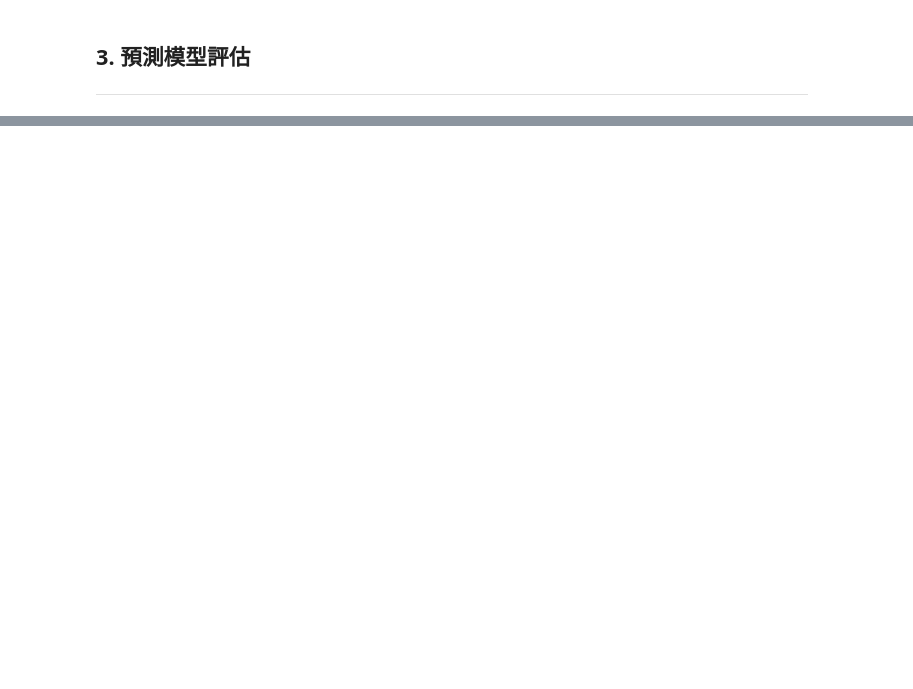
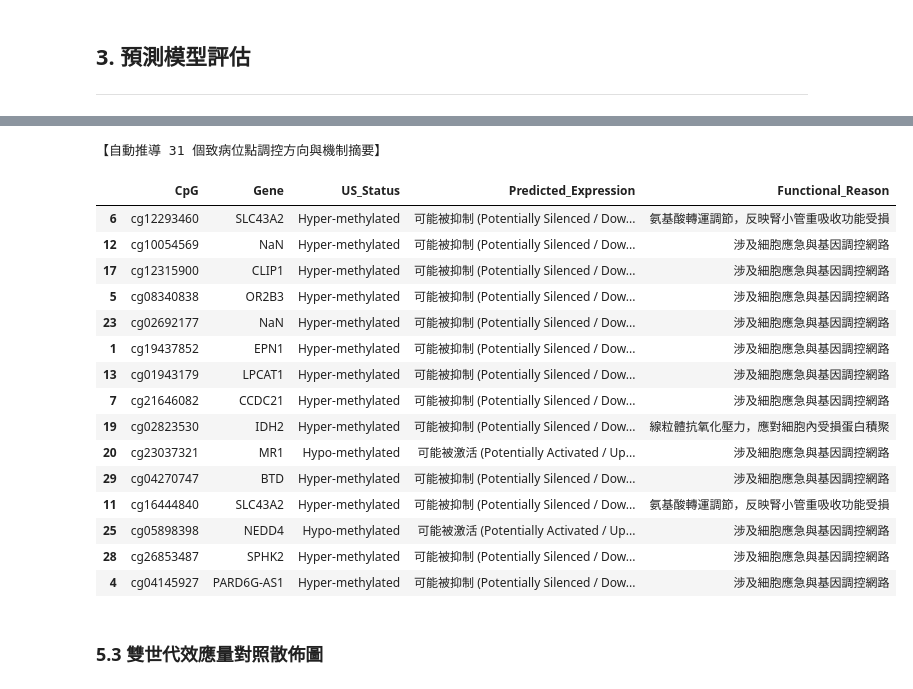
Before and after one commit to black94idd/DNA_methylation, a Jupyter notebook: american&japan_mkd.ipynb, the cells around one changed output, grey strips where cells are left out. Cells and saved outputs as stored; diff of their text form; code cells hidden in the pictures; blank space fills up the shorter version.

```diff
--- a/american&japan_mkd.ipynb
+++ b/american&japan_mkd.ipynb
@@ -215,0 +472,49 @@ PLEC1
+# %%
+# 自動判斷調控方向 (正值為 Hyper，負值為 Hypo)
+summary['US_Status'] = summary['US_deltaBeta'].apply(lambda x: 'Hyper-methylated' if x > 0 else 'Hypo-methylated')
+summary['JP_Status'] = summary['JP_deltaBeta'].apply(lambda x: 'Hyper-methylated' if x > 0 else 'Hypo-methylated')
+
+# 根據生物學常識推導基因表現預測
+def infer_regulation(row):
+    if row['US_Status'] == 'Hyper-methylated':
+        return '可能被抑制 (Potentially Silenced / Down-regulated)'
+    else:
+        return '可能被激活 (Potentially Activated / Up-regulated)'
+
+summary['Predicted_Expression'] = summary.apply(infer_regulation, axis=1)
+
+# 建立更詳細的基因理由摘要表
+reason_map = {
+    'SLC43A2': '氨基酸轉運調節，反映腎小管重吸收功能受損',
+    'CGN': '緊密連接蛋白，負責上皮屏障完整性',
+    'CGNL1': '調節細胞間黏附，防止蛋白尿洩漏',
+    'IDH2': '線粒體抗氧化壓力，應對細胞內受損蛋白積聚',
+    'PLEC1': '細胞骨架穩定性，與腎小管纖維化高度相關',
+    'NFE2L1': '轉錄因子，啟動蛋白質分解與抗氧化防禦系統',
+    'PTH1R': '副甲狀腺素受體，調節鈣磷平衡與骨腎軸心',
+    'BAIAP2': '調節細胞膜突起，影響足細胞過濾功能'
+}
+summary['Functional_Reason'] = summary['Gene'].map(reason_map).fillna('涉及細胞應急與基因調控網路')
+
+print("【自動推導 31 個致病位點調控方向與機制摘要】")
+display(summary[['CpG', 'Gene', 'US_Status', 'Predicted_Expression', 'Functional_Reason']].head(15))
+# %% [output]
+【自動推導 31 個致病位點調控方向與機制摘要】
+|  | CpG | Gene | US_Status | Predicted_Expression | Functional_Reason |
+| 6 | cg12293460 | SLC43A2 | Hyper-methylated | 可能被抑制 (Potentially Silenced / Dow... | 氨基酸轉運調節，反映腎小管重吸收功能受損 |
+| 12 | cg10054569 | NaN | Hyper-methylated | 可能被抑制 (Potentially Silenced / Dow... | 涉及細胞應急與基因調控網路 |
+| 17 | cg12315900 | CLIP1 | Hyper-methylated | 可能被抑制 (Potentially Silenced / Dow... | 涉及細胞應急與基因調控網路 |
+| 5 | cg08340838 | OR2B3 | Hyper-methylated | 可能被抑制 (Potentially Silenced / Dow... | 涉及細胞應急與基因調控網路 |
+| 23 | cg02692177 | NaN | Hyper-methylated | 可能被抑制 (Potentially Silenced / Dow... | 涉及細胞應急與基因調控網路 |
+| 1 | cg19437852 | EPN1 | Hyper-methylated | 可能被抑制 (Potentially Silenced / Dow... | 涉及細胞應急與基因調控網路 |
+| 13 | cg01943179 | LPCAT1 | Hyper-methylated | 可能被抑制 (Potentially Silenced / Dow... | 涉及細胞應急與基因調控網路 |
+| 7 | cg21646082 | CCDC21 | Hyper-methylated | 可能被抑制 (Potentially Silenced / Dow... | 涉及細胞應急與基因調控網路 |
+| 19 | cg02823530 | IDH2 | Hyper-methylated | 可能被抑制 (Potentially Silenced / Dow... | 線粒體抗氧化壓力，應對細胞內受損蛋白積聚 |
+| 20 | cg23037321 | MR1 | Hypo-methylated | 可能被激活 (Potentially Activated / Up... | 涉及細胞應急與基因調控網路 |
+| 29 | cg04270747 | BTD | Hyper-methylated | 可能被抑制 (Potentially Silenced / Dow... | 涉及細胞應急與基因調控網路 |
+| 11 | cg16444840 | SLC43A2 | Hyper-methylated | 可能被抑制 (Potentially Silenced / Dow... | 氨基酸轉運調節，反映腎小管重吸收功能受損 |
+| 25 | cg05898398 | NEDD4 | Hypo-methylated | 可能被激活 (Potentially Activated / Up... | 涉及細胞應急與基因調控網路 |
+| 28 | cg26853487 | SPHK2 | Hyper-methylated | 可能被抑制 (Potentially Silenced / Dow... | 涉及細胞應急與基因調控網路 |
+| 4 | cg04145927 | PARD6G-AS1 | Hyper-methylated | 可能被抑制 (Potentially Silenced / Dow... | 涉及細胞應急與基因調控網路 |
+# %% [markdown]
+### 5.3 雙世代效應量對照散佈圖
```
Also changed, not shown: parts of 25 cells of this notebook, 17 other files.
